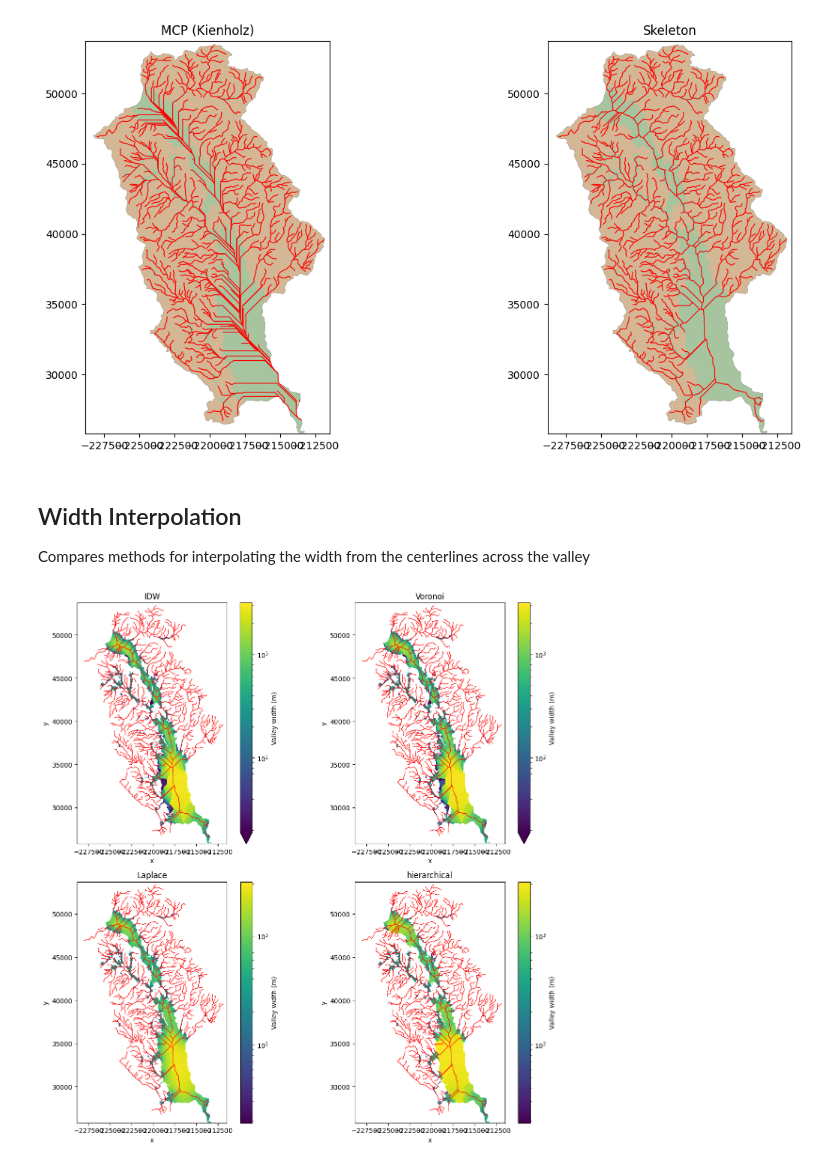
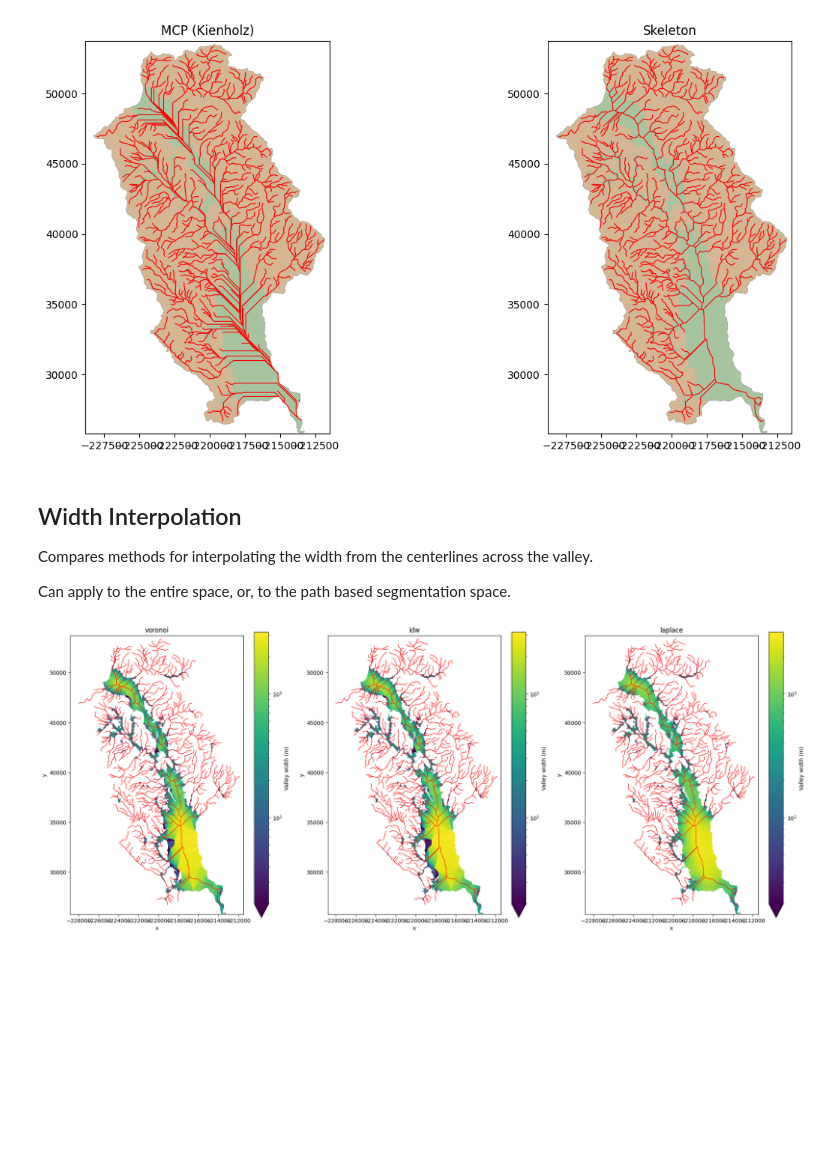
Before and after one commit to avkoehl/valley-axis, a Jupyter notebook: examples/valley_axis_demo.ipynb, the cells around one changed output. Cells and saved outputs as stored; diff of their text form; code cells hidden in the pictures; blank space fills up the shorter version.

```diff
--- a/examples/valley_axis_demo.ipynb
+++ b/examples/valley_axis_demo.ipynb
@@ -57,12 +57,13 @@ Flowlines: 760 features
 # %% [markdown]
 ## Full workflow
 # %%
-centerlines_gdf, centerlines_raster, widths = va.measure_width(
+centerlines_gdf, centerlines_raster, path_map, widths = va.measure_width(
     dem=dem,
     region_raster=region,
     flowlines=flowlines,
     centerline_method="skeleton",
     width_method="laplace",
+    segmentation=True,
 )
 
 print(f"Centerline segments: {len(centerlines_gdf)}")
@@ -94,8 +101,8 @@ plt.tight_layout()
 
 Compare two methods for deriving centerlines: glacial cost-based and medial axis
 # %%
-centerlines_mcp, _ = va.get_centerlines(dem, region, flowlines, method="mcp")
-centerlines_skeleton, _ = va.get_centerlines(dem, region, flowlines, method="skeleton")
+centerlines_mcp, centerlines_mcp_r, path_map_mcp = va.get_centerlines(dem, region, flowlines, method="mcp")
+centerlines_skeleton, centerlines_skeleton_r, path_map_skeleton = va.get_centerlines(dem, region, flowlines, method="skeleton")
 # %%
 fig, axes = plt.subplots(1, 2, figsize=(14, 6))
 
@@ -115,28 +122,32 @@ plt.tight_layout()
 # %% [markdown]
 ## Width Interpolation
 
-Compares methods for interpolating the width from the centerlines across the valley
+Compares methods for interpolating the width from the centerlines across the valley.
+
+Can apply to the entire space, or, to the path based segmentation space.
 # %%
-widths_idw = va.get_widths(centerlines_raster, region, method="idw")
-widths_voronoi = va.get_widths(centerlines_raster, region, method="voronoi")
-widths_laplace = va.get_widths(centerlines_raster, region, method="laplace")
-widths_hierarchical = va.get_widths(centerlines_raster, region, method="hierarchical", centerlines_gdf=centerlines_gdf)
+methods = ['voronoi', 'idw', 'laplace']
+# %%
+# without segmentation
+from valley_axis.widths import get_widths
+results = {}
+for method in methods:
+    results[method] = get_widths(centerlines_raster, region, method=method, path_map=None)
 # %%
-fig, axes = plt.subplots(2, 2, figsize=(12, 12))
+fig, axes = plt.subplots(1, 3, figsize=(20, 8))
 
-norm = LogNorm(vmin=widths_laplace.min(), vmax=widths_laplace.max())
+norm = LogNorm(vmin=20, vmax=results['voronoi'].max())
 
-for ax, w, title in zip(
+for ax, title in zip(
     axes.flatten(),
-    [widths_idw, widths_voronoi, widths_laplace, widths_hierarchical],
-    ["IDW", "Voronoi", "Laplace", "hierarchical"],
+    methods
 ):
-    w.plot(ax=ax, cmap="viridis", norm=norm, cbar_kwargs={"label": "Valley width (m)"})
+    results[title].plot(ax=ax, cmap="viridis", norm=norm, cbar_kwargs={"label": "Valley width (m)"})
     centerlines_skeleton.plot(ax=ax, color="red", linewidth=0.8)
     ax.set_title(title)
     ax.set_aspect("equal")
 
 plt.tight_layout()
 # %% [output]
-[figure, old version]
+[figure, new version]
 # %%
```
Also changed, not shown: parts of 4 cells of this notebook, 16 other files.
